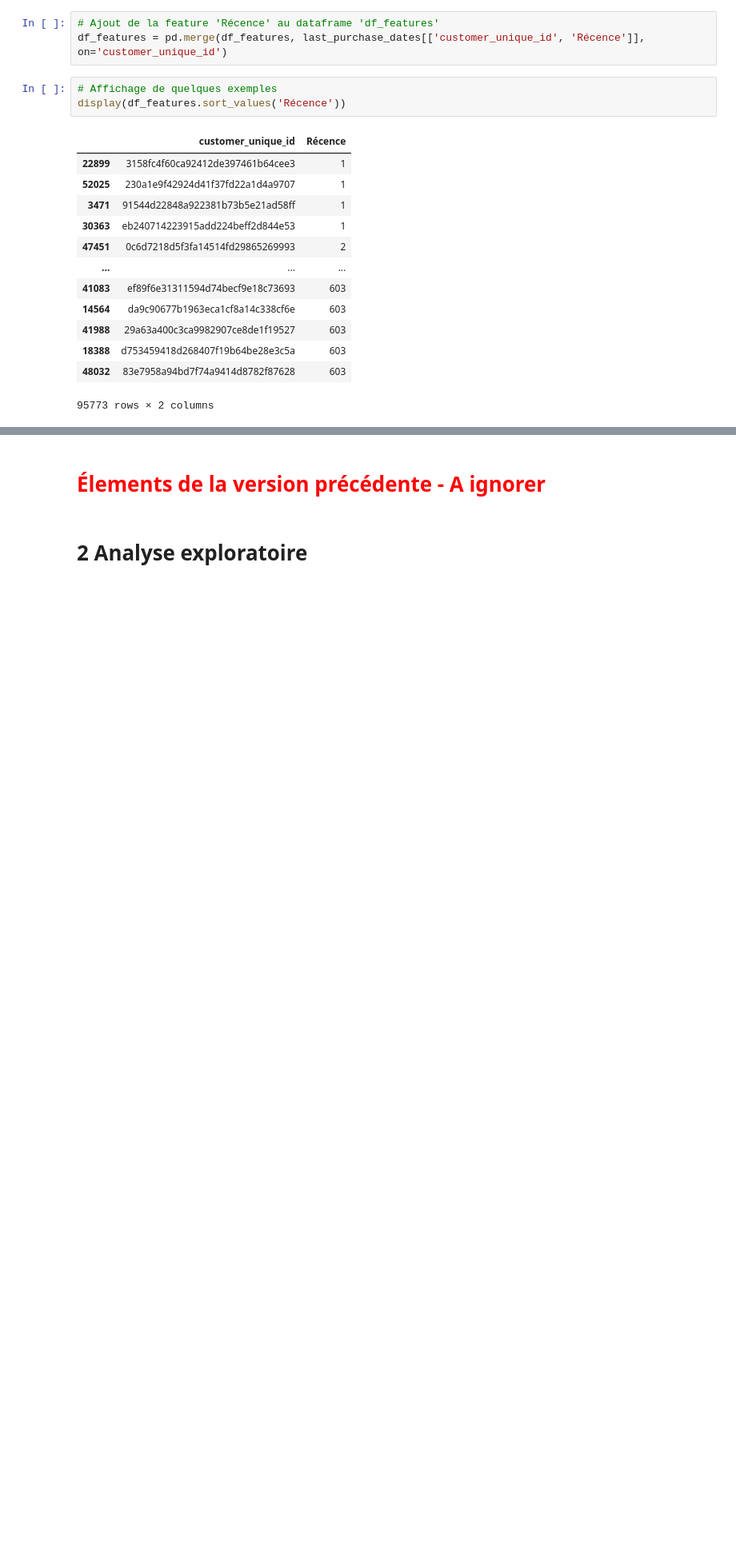
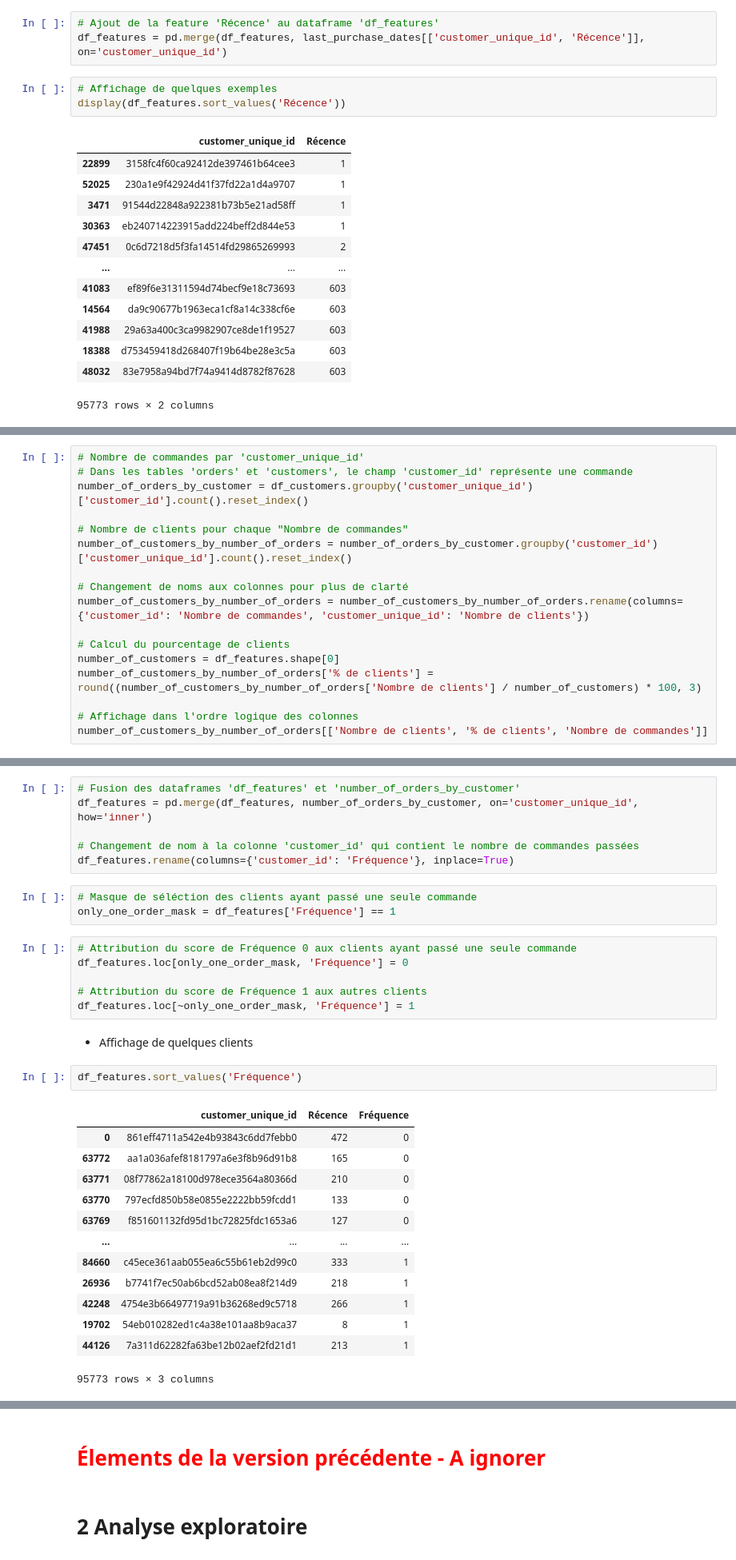
Before and after one commit to Christophe-Aballea/OC_projet5_Segmentez_des_clients_d_un_site_ecommerce, a Jupyter notebook: P05_Notebook2_Feature_ingineering.ipynb, the cells around one changed output, grey strips where cells are left out. Shown at 80% size. Cells and saved outputs as stored; diff of their text form; blank space fills up the shorter version.

```diff
--- a/P05_Notebook2_Feature_ingineering.ipynb
+++ b/P05_Notebook2_Feature_ingineering.ipynb
@@ -642,0 +668,17 @@ display(df_features.sort_values('Récence'))
+# %%
+# Nombre de commandes par 'customer_unique_id'
+# Dans les tables 'orders' et 'customers', le champ 'customer_id' représente une commande
+number_of_orders_by_customer = df_customers.groupby('customer_unique_id')['customer_id'].count().reset_index()
+
+# Nombre de clients pour chaque "Nombre de commandes"
+number_of_customers_by_number_of_orders = number_of_orders_by_customer.groupby('customer_id')['customer_unique_id'].count().reset_index()
+
+# Changement de noms aux colonnes pour plus de clarté
+number_of_customers_by_number_of_orders = number_of_customers_by_number_of_orders.rename(columns={'customer_id': 'Nombre de commandes', 'customer_unique_id': 'Nombre de clients'})
+
+# Calcul du pourcentage de clients
+number_of_customers = df_features.shape[0]
+number_of_customers_by_number_of_orders['% de clients'] = round((number_of_customers_by_number_of_orders['Nombre de clients'] / number_of_customers) * 100, 3)
+
+# Affichage dans l'ordre logique des colonnes
+number_of_customers_by_number_of_orders[['Nombre de clients', '% de clients', 'Nombre de commandes']]
@@ -642,0 +708,33 @@ display(df_features.sort_values('Récence'))
+# %%
+# Fusion des dataframes 'df_features' et 'number_of_orders_by_customer'
+df_features = pd.merge(df_features, number_of_orders_by_customer, on='customer_unique_id', how='inner')
+
+# Changement de nom à la colonne 'customer_id' qui contient le nombre de commandes passées
+df_features.rename(columns={'customer_id': 'Fréquence'}, inplace=True)
+# %%
+# Masque de séléction des clients ayant passé une seule commande
+only_one_order_mask = df_features['Fréquence'] == 1
+# %%
+# Attribution du score de Fréquence 0 aux clients ayant passé une seule commande
+df_features.loc[only_one_order_mask, 'Fréquence'] = 0
+
+# Attribution du score de Fréquence 1 aux autres clients
+df_features.loc[~only_one_order_mask, 'Fréquence'] = 1
+# %% [markdown]
+* Affichage de quelques clients
+# %%
+df_features.sort_values('Fréquence')
+# %% [output]
+|  | customer_unique_id | Récence | Fréquence |
+| 0 | 861eff4711a542e4b93843c6dd7febb0 | 472 | 0 |
+| 63772 | aa1a036afef8181797a6e3f8b96d91b8 | 165 | 0 |
+| 63771 | 08f77862a18100d978ece3564a80366d | 210 | 0 |
+| 63770 | 797ecfd850b58e0855e2222bb59fcdd1 | 133 | 0 |
+| 63769 | f851601132fd95d1bc72825fdc1653a6 | 127 | 0 |
+| ... | ... | ... | ... |
+| 84660 | c45ece361aab055ea6c55b61eb2d99c0 | 333 | 1 |
+| 26936 | b7741f7ec50ab6bcd52ab08ea8f214d9 | 218 | 1 |
+| 42248 | 4754e3b66497719a91b36268ed9c5718 | 266 | 1 |
+| 19702 | 54eb010282ed1c4a38e101aa8b9aca37 | 8 | 1 |
+| 44126 | 7a311d62282fa63be12b02aef2fd21d1 | 213 | 1 |
+95773 rows × 3 columns
```
Also changed, not shown: parts of 18 cells of this notebook, 1 other file.
